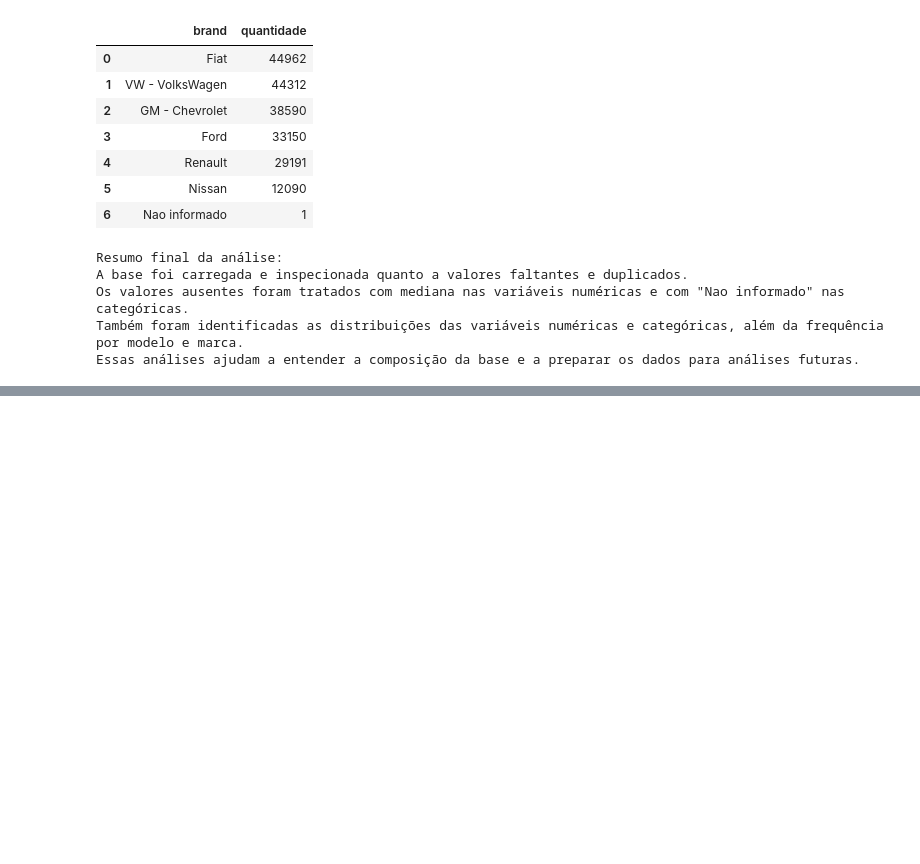
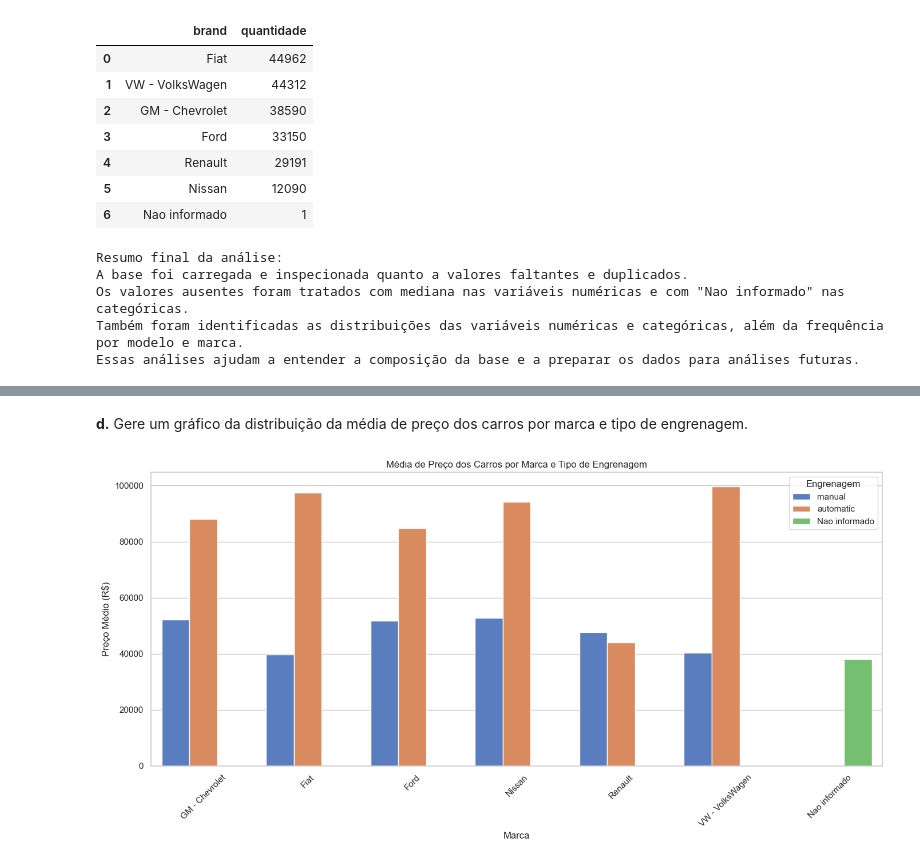
Before and after one commit to EduardoFelixNeto/trabalhoLinguagemProgramacaoAplicada, a Jupyter notebook: analise_exploratoria_precos_carros_brasil.ipynb, the cells around one changed output, grey strips where cells are left out. Saved outputs shown, nothing was run; the diff lists cells and outputs as text; code cells hidden in the pictures; blank space fills up the shorter version.

```diff
--- a/analise_exploratoria_precos_carros_brasil.ipynb
+++ b/analise_exploratoria_precos_carros_brasil.ipynb
@@ -228,0 +293,14 @@ Essas análises ajudam a entender a composição da base e a preparar os dados p
+# %% [markdown]
+**d.** Gere um gráfico da distribuição da média de preço dos carros por marca e tipo de engrenagem.
+# %%
+plt.figure(figsize=(14, 7))
+sns.barplot(data=df_tratado, x='brand', y='avg_price_brl', hue='gear', errorbar=None, palette='muted')
+plt.title('Média de Preço dos Carros por Marca e Tipo de Engrenagem')
+plt.xlabel('Marca')
+plt.ylabel('Preço Médio (R$)')
+plt.xticks(rotation=45)
+plt.legend(title='Engrenagem')
+plt.tight_layout()
+plt.show()
+# %% [output]
+[figure, added]
```
Also changed, not shown: parts of 15 cells of this notebook.
